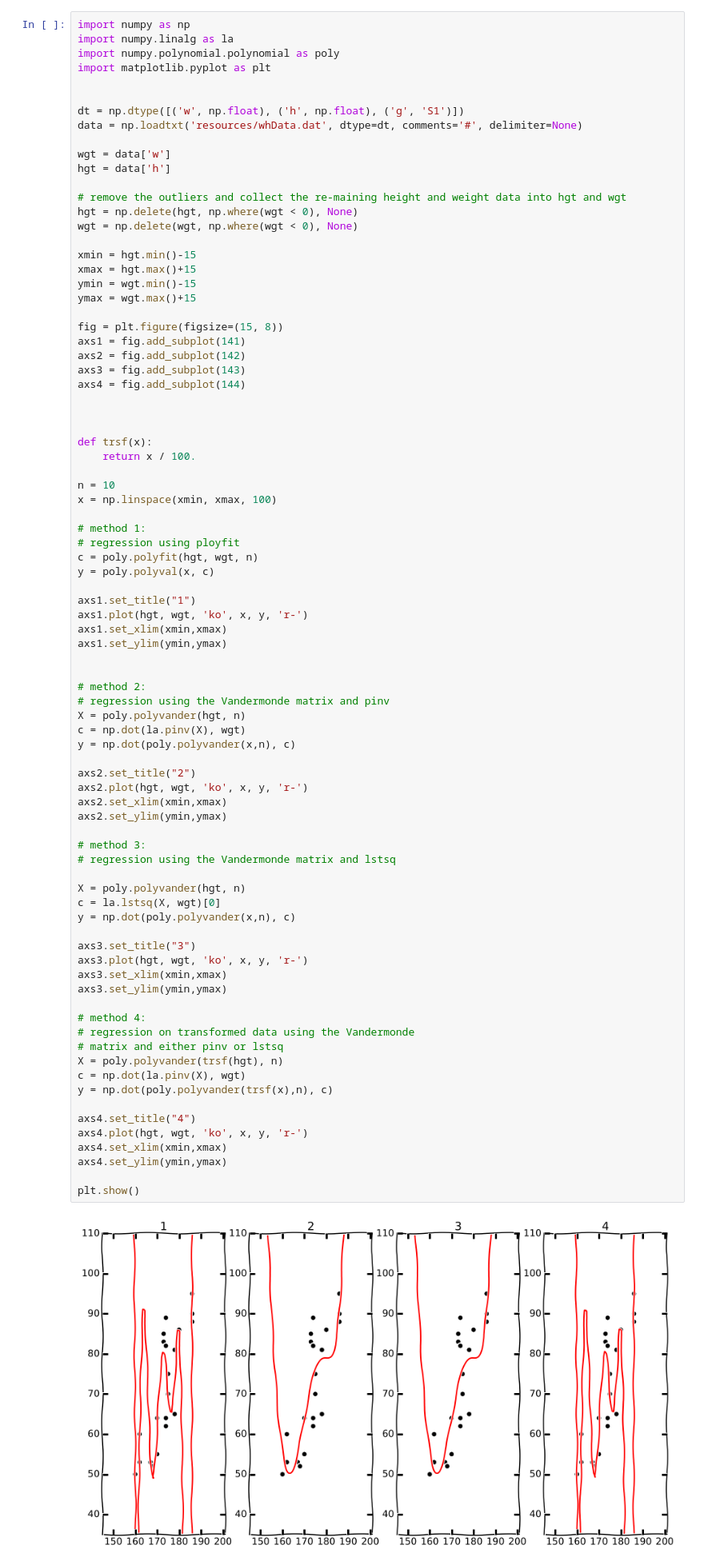
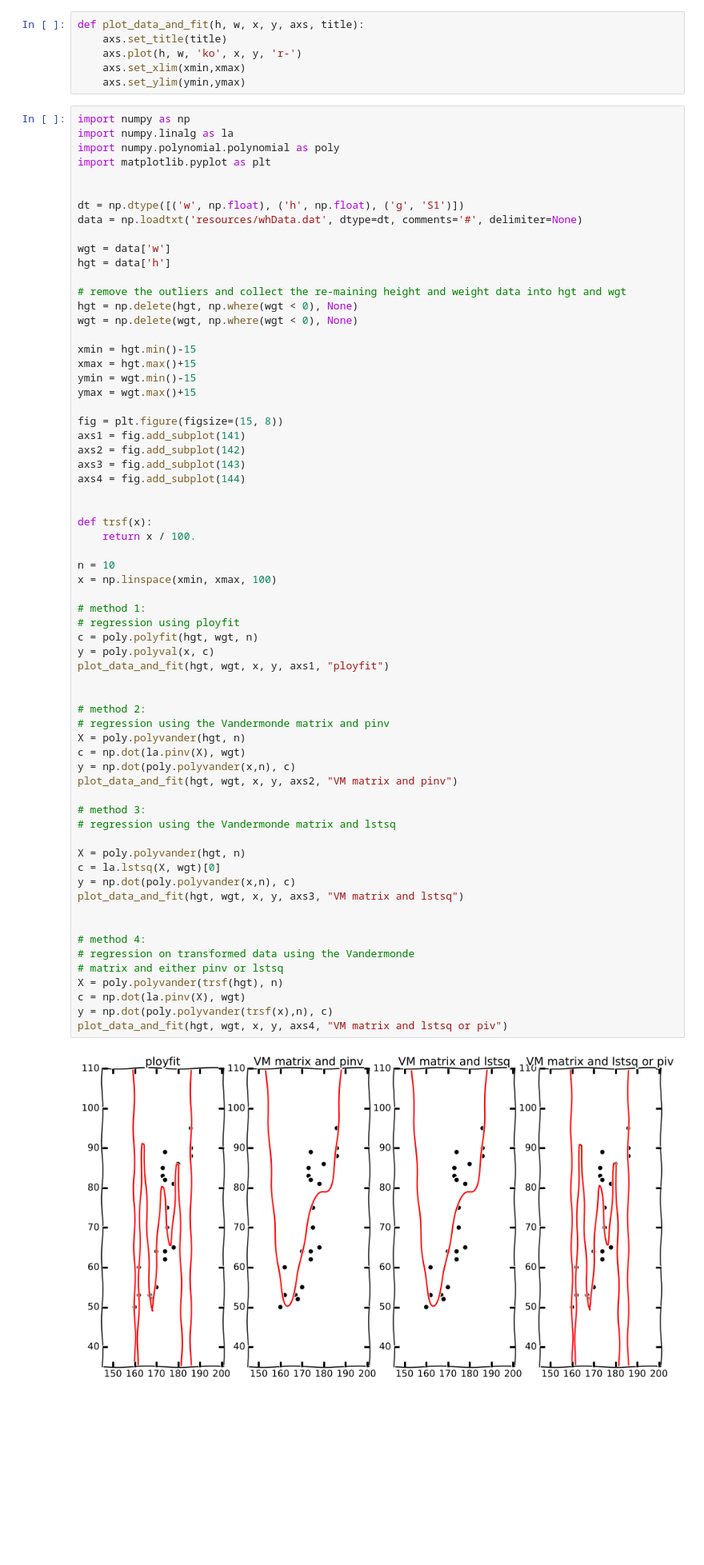
Before and after one commit to liyakun/Pattern-Recognition, a Jupyter notebook: ThirdProject/src3.ipynb, the cells around one changed output. Shown: that part at 80% size. Saved outputs shown, nothing was run; the diff lists cells and outputs as text; blank space fills up the shorter version.

```diff
--- a/ThirdProject/src3.ipynb
+++ b/ThirdProject/src3.ipynb
@@ -459,3 +523,9 @@ ax2.scatter(X3d_lda[0], X3d_lda[1], X3d_lda[2], label='3d data')
+# %%
+def plot_data_and_fit(h, w, x, y, axs, title):
+    axs.set_title(title)
+    axs.plot(h, w, 'ko', x, y, 'r-')
+    axs.set_xlim(xmin,xmax)
+    axs.set_ylim(ymin,ymax)
 # %%
 import numpy as np
 import numpy.linalg as la
@@ -485,59 +555,41 @@ axs3 = fig.add_subplot(143)
 axs4 = fig.add_subplot(144)
 
 
-
 def trsf(x):
-	return x / 100.
+    return x / 100.
 
 n = 10
 x = np.linspace(xmin, xmax, 100)
 
 # method 1:
 # regression using ployfit
 c = poly.polyfit(hgt, wgt, n)
 y = poly.polyval(x, c)
-
-axs1.set_title("1")
-axs1.plot(hgt, wgt, 'ko', x, y, 'r-')
-axs1.set_xlim(xmin,xmax)
-axs1.set_ylim(ymin,ymax)
+plot_data_and_fit(hgt, wgt, x, y, axs1, "ployfit")
 
 
 # method 2:
 # regression using the Vandermonde matrix and pinv
 X = poly.polyvander(hgt, n)
 c = np.dot(la.pinv(X), wgt)
 y = np.dot(poly.polyvander(x,n), c)
-
-axs2.set_title("2")
-axs2.plot(hgt, wgt, 'ko', x, y, 'r-')
-axs2.set_xlim(xmin,xmax)
-axs2.set_ylim(ymin,ymax)
+plot_data_and_fit(hgt, wgt, x, y, axs2, "VM matrix and pinv")
 
 # method 3:
 # regression using the Vandermonde matrix and lstsq
 
 X = poly.polyvander(hgt, n)
 c = la.lstsq(X, wgt)[0]
 y = np.dot(poly.polyvander(x,n), c)
+plot_data_and_fit(hgt, wgt, x, y, axs3, "VM matrix and lstsq")
 
-axs3.set_title("3")
-axs3.plot(hgt, wgt, 'ko', x, y, 'r-')
-axs3.set_xlim(xmin,xmax)
-axs3.set_ylim(ymin,ymax)
 
 # method 4:
 # regression on transformed data using the Vandermonde
 # matrix and either pinv or lstsq
 X = poly.polyvander(trsf(hgt), n)
 c = np.dot(la.pinv(X), wgt)
 y = np.dot(poly.polyvander(trsf(x),n), c)
-
-axs4.set_title("4")
-axs4.plot(hgt, wgt, 'ko', x, y, 'r-')
-axs4.set_xlim(xmin,xmax)
-axs4.set_ylim(ymin,ymax)
-
-plt.show()
+plot_data_and_fit(hgt, wgt, x, y, axs4, "VM matrix and lstsq or piv")
 # %% [output]
-[figure, old version]
+[figure, new version]
```
Also changed, not shown: parts of 8 cells of this notebook.
